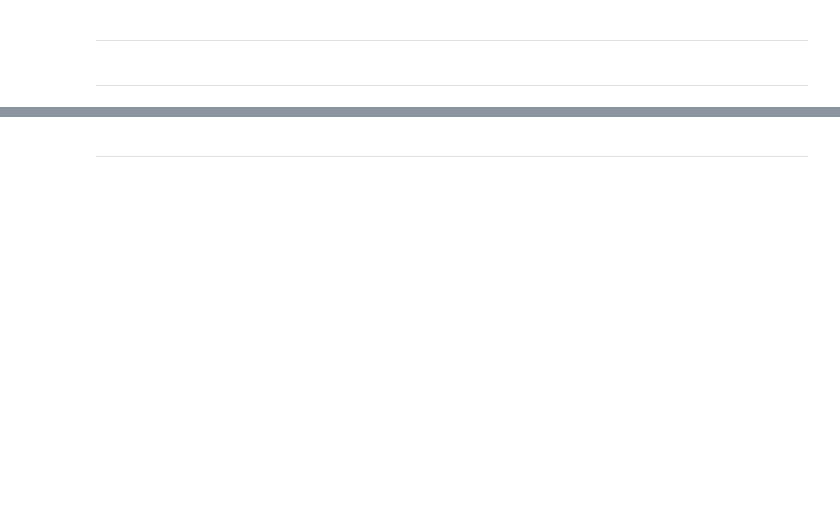
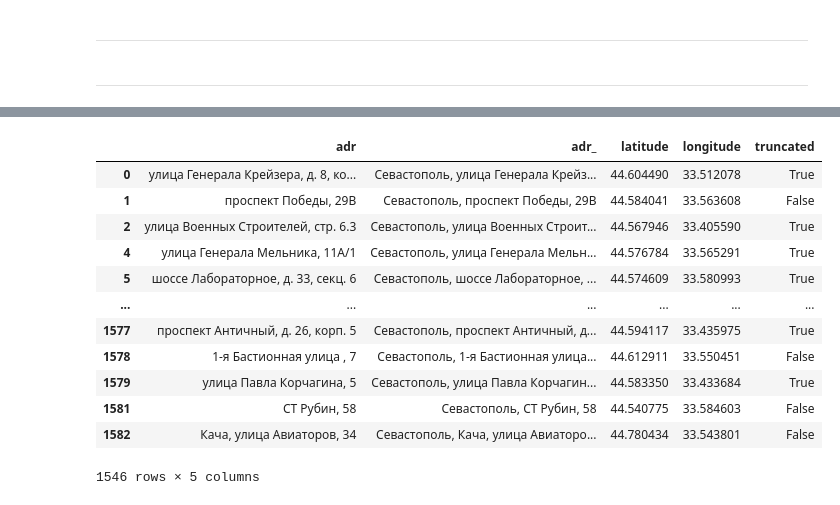
Before and after one commit to smechanoid/avito-parser, a Jupyter notebook: 02b-geocoder-osm.ipynb, the cells around one changed output, grey strips where cells are left out. Cells and saved outputs as stored; diff of their text form; code cells hidden in the pictures; blank space fills up the shorter version.

```diff
--- a/02b-geocoder-osm.ipynb
+++ b/02b-geocoder-osm.ipynb
@@ -153,3 +183,20 @@ location_[ location_['is_adr_truncated'] ]
+# %%
+# адреса, которые были обрезаны
+location_.dropna() #[ location_['truncated'] ]
+# %% [output]
+|  | adr | adr_ | latitude | longitude | truncated |
+| 0 | улица Генерала Крейзера, д. 8, ко... | Севастополь, улица Генерала Крейз... | 44.604490 | 33.512078 | True |
+| 1 | проспект Победы, 29В | Севастополь, проспект Победы, 29В | 44.584041 | 33.563608 | False |
+| 2 | улица Военных Строителей, стр. 6.3 | Севастополь, улица Военных Строит... | 44.567946 | 33.405590 | True |
+| 4 | улица Генерала Мельника, 11А/1 | Севастополь, улица Генерала Мельн... | 44.576784 | 33.565291 | True |
+| 5 | шоссе Лабораторное, д. 33, секц. 6 | Севастополь, шоссе Лабораторное, ... | 44.574609 | 33.580993 | True |
+| ... | ... | ... | ... | ... | ... |
+| 1577 | проспект Античный, д. 26, корп. 5 | Севастополь, проспект Античный, д... | 44.594117 | 33.435975 | True |
+| 1578 | 1-я Бастионная улица , 7 | Севастополь, 1-я Бастионная улица... | 44.612911 | 33.550451 | False |
+| 1579 | улица Павла Корчагина, 5 | Севастополь, улица Павла Корчагин... | 44.583350 | 33.433684 | True |
+| 1581 | СТ Рубин, 58 | Севастополь, СТ Рубин, 58 | 44.540775 | 33.584603 | False |
+| 1582 | Кача, улица Авиаторов, 34 | Севастополь, Кача, улица Авиаторо... | 44.780434 | 33.543801 | False |
+1546 rows × 5 columns
 # %%
 # # собираем локации в один список
 # location_ = pd.concat([
@@ -159,5 +206,3 @@ location_[ location_['is_adr_truncated'] ]
 # %%
 # location.to_excel(f'data/avito_{ts}_location.xlsx', index=False)
 location_.to_pickle(f'data/location/avito_{ts}_location.pkl')
-# %% [markdown]
-----
```
Also changed, not shown: parts of 57 cells of this notebook, 3 other files.
